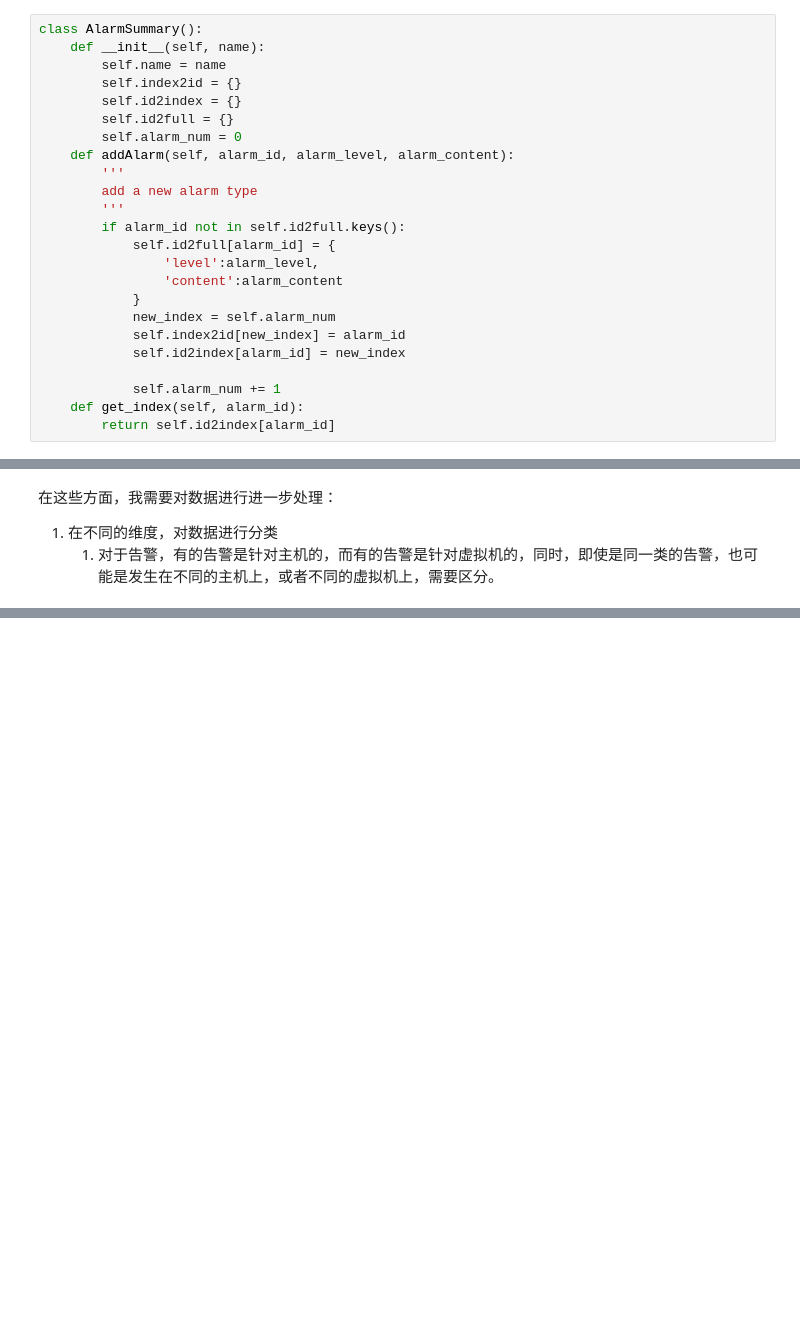
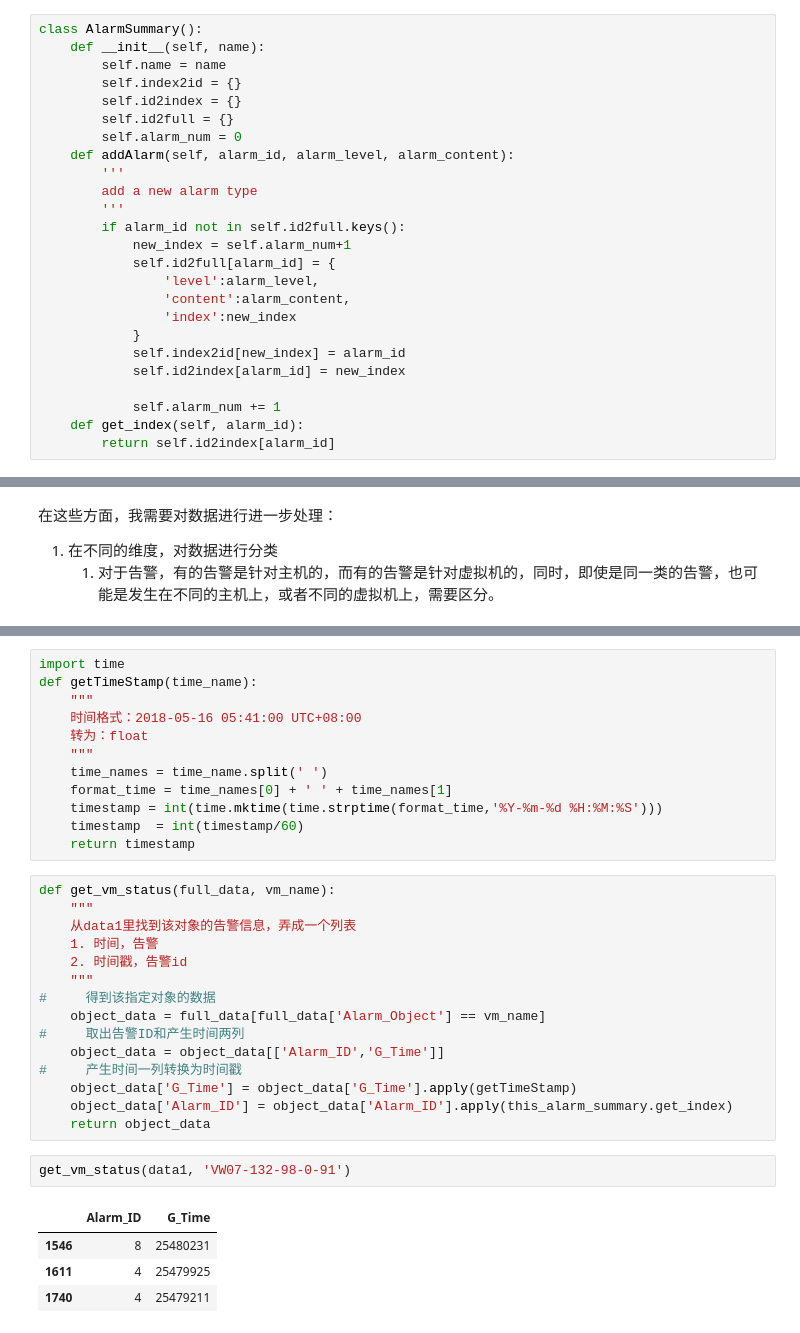
Before and after one commit to wwyf/alarm-predict-Ops-helper, a Jupyter notebook: pre-clean-1.ipynb, the cells around one changed output, grey strips where cells are left out. Drawn from its saved outputs; the diff is of its cells as text; blank space fills up the shorter version.

```diff
--- a/pre-clean-1.ipynb
+++ b/pre-clean-1.ipynb
@@ -54,11 +55,12 @@ class AlarmSummary():
         add a new alarm type
         '''
         if alarm_id not in self.id2full.keys():
+            new_index = self.alarm_num+1
             self.id2full[alarm_id] = {
                 'level':alarm_level,
-                'content':alarm_content
+                'content':alarm_content,
+                'index':new_index
             }
-            new_index = self.alarm_num
             self.index2id[new_index] = alarm_id
             self.id2index[alarm_id] = new_index
 
@@ -182,0 +174,34 @@ Name: 对象类型, Length: 6017, dtype: bool
+# %%
+import time
+def getTimeStamp(time_name):
+    """
+    时间格式：2018-05-16 05:41:00 UTC+08:00
+    转为：float
+    """
+    time_names = time_name.split(' ')
+    format_time = time_names[0] + ' ' + time_names[1]
+    timestamp = int(time.mktime(time.strptime(format_time,'%Y-%m-%d %H:%M:%S')))
+    timestamp  = int(timestamp/60)
+    return timestamp
+# %%
+def get_vm_status(full_data, vm_name):
+    """
+    从data1里找到该对象的告警信息，弄成一个列表
+    1. 时间，告警
+    2. 时间戳，告警id
+    """
+#     得到该指定对象的数据
+    object_data = full_data[full_data['Alarm_Object'] == vm_name]
+#     取出告警ID和产生时间两列
+    object_data = object_data[['Alarm_ID','G_Time']]
+#     产生时间一列转换为时间戳
+    object_data['G_Time'] = object_data['G_Time'].apply(getTimeStamp)
+    object_data['Alarm_ID'] = object_data['Alarm_ID'].apply(this_alarm_summary.get_index)
+    return object_data
+# %%
+get_vm_status(data1, 'VW07-132-98-0-91')
+# %% [output]
+|  | Alarm_ID | G_Time |
+| 1546 | 8 | 25480231 |
+| 1611 | 4 | 25479925 |
+| 1740 | 4 | 25479211 |
```
Also changed, not shown: parts of 38 cells of this notebook, 1 other file.
